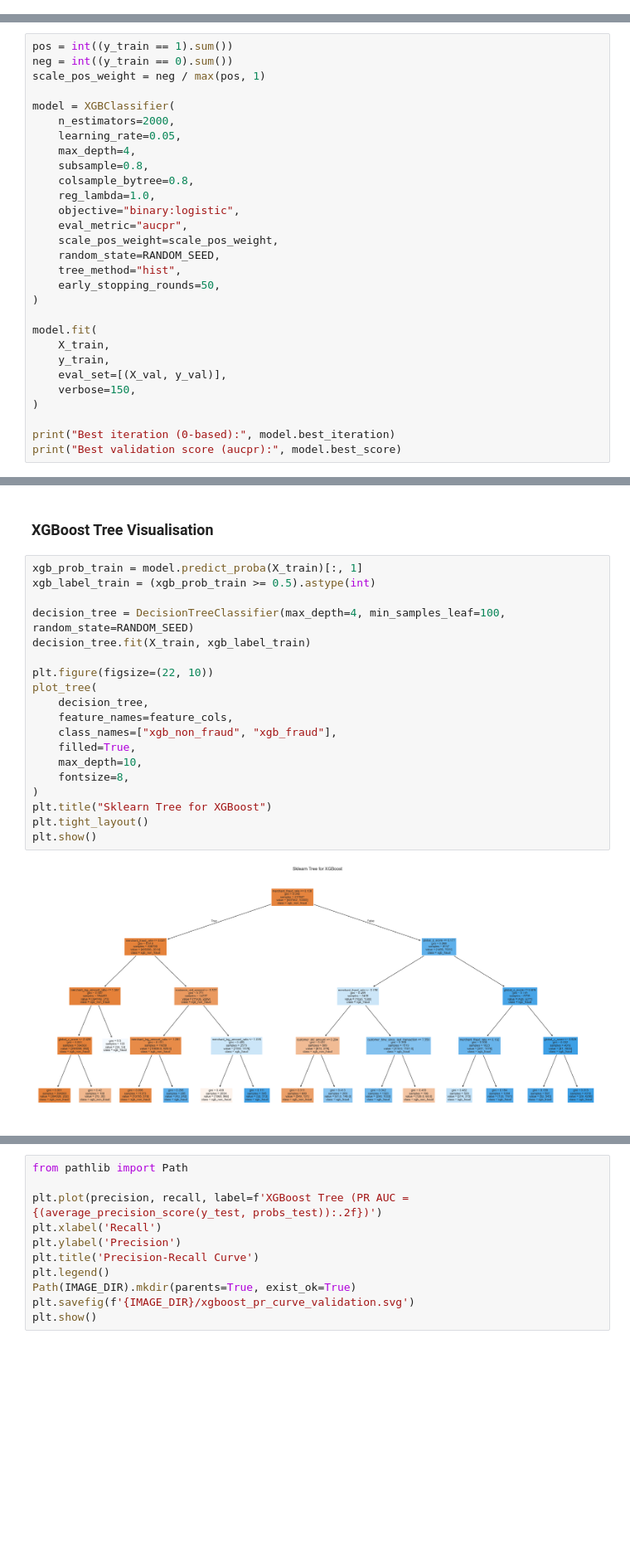
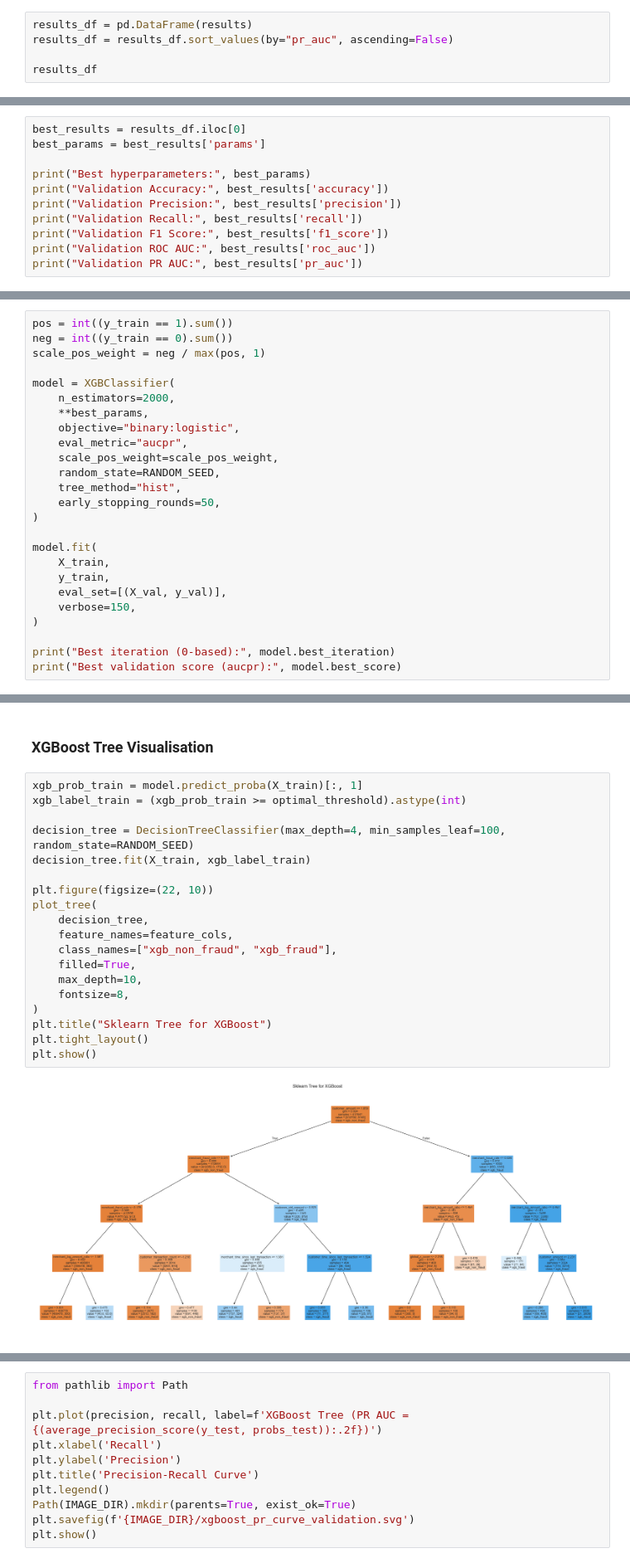
Before and after one commit to BaguetteJet/Fraud-Transaction-Detection, a Jupyter notebook: notebooks/desicision_tree_books/XGBoost.ipynb, the cells around one changed output, grey strips where cells are left out. Shown at 83% size. Saved outputs shown, nothing was run; the diff lists cells and outputs as text; blank space fills up the shorter version.

Commit message:
added hyperparameter searching to xgboost

```diff
--- a/notebooks/desicision_tree_books/XGBoost.ipynb
+++ b/notebooks/desicision_tree_books/XGBoost.ipynb
@@ -70,0 +134,5 @@ Features: 30
+# %%
+results_df = pd.DataFrame(results)
+results_df = results_df.sort_values(by="pr_auc", ascending=False)
+
+results_df
@@ -70,0 +151,11 @@ Features: 30
+# %%
+best_results = results_df.iloc[0]
+best_params = best_results['params']
+
+print("Best hyperparameters:", best_params)
+print("Validation Accuracy:", best_results['accuracy'])
+print("Validation Precision:", best_results['precision'])
+print("Validation Recall:", best_results['recall'])
+print("Validation F1 Score:", best_results['f1_score'])
+print("Validation ROC AUC:", best_results['roc_auc'])
+print("Validation PR AUC:", best_results['pr_auc'])
@@ -75,11 +174,7 @@ scale_pos_weight = neg / max(pos, 1)
 
 model = XGBClassifier(
     n_estimators=2000,
-    learning_rate=0.05,
-    max_depth=4,
-    subsample=0.8,
-    colsample_bytree=0.8,
-    reg_lambda=1.0,
+    **best_params,
     objective="binary:logistic",
     eval_metric="aucpr",
     scale_pos_weight=scale_pos_weight,
@@ -109,22 +257,22 @@ Best validation score (aucpr): 0.9525897264684633
 ### XGBoost Tree Visualisation
 # %%
 xgb_prob_train = model.predict_proba(X_train)[:, 1]
-xgb_label_train = (xgb_prob_train >= 0.5).astype(int)
+xgb_label_train = (xgb_prob_train >= optimal_threshold).astype(int)
 
 decision_tree = DecisionTreeClassifier(max_depth=4, min_samples_leaf=100, random_state=RANDOM_SEED)
 decision_tree.fit(X_train, xgb_label_train)
 
 plt.figure(figsize=(22, 10))
 plot_tree(
     decision_tree,
     feature_names=feature_cols,
     class_names=["xgb_non_fraud", "xgb_fraud"],
     filled=True,
     max_depth=10,
     fontsize=8,
 )
 plt.title("Sklearn Tree for XGBoost")
 plt.tight_layout()
 plt.show()
 # %% [output]
-[figure, old version]
+[figure, new version]
```
Also changed, not shown: parts of 12 cells of this notebook.
